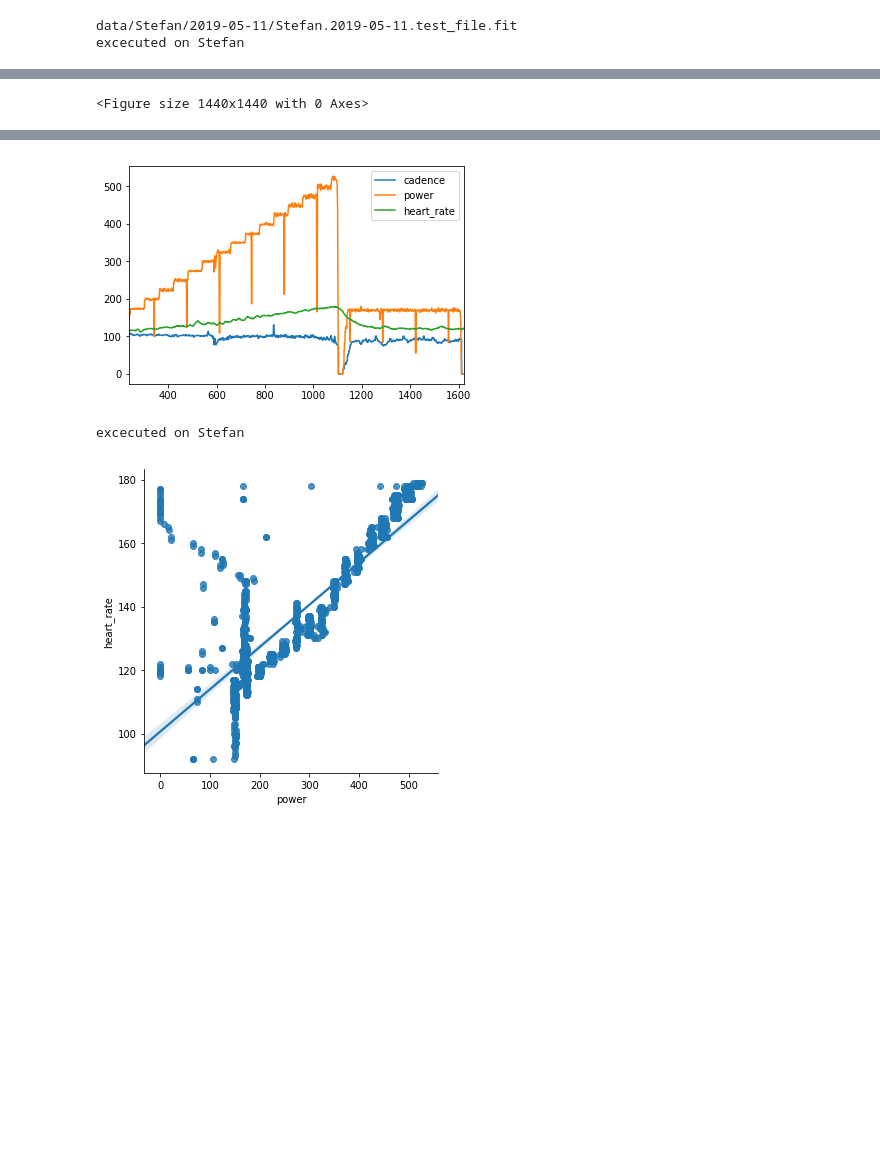
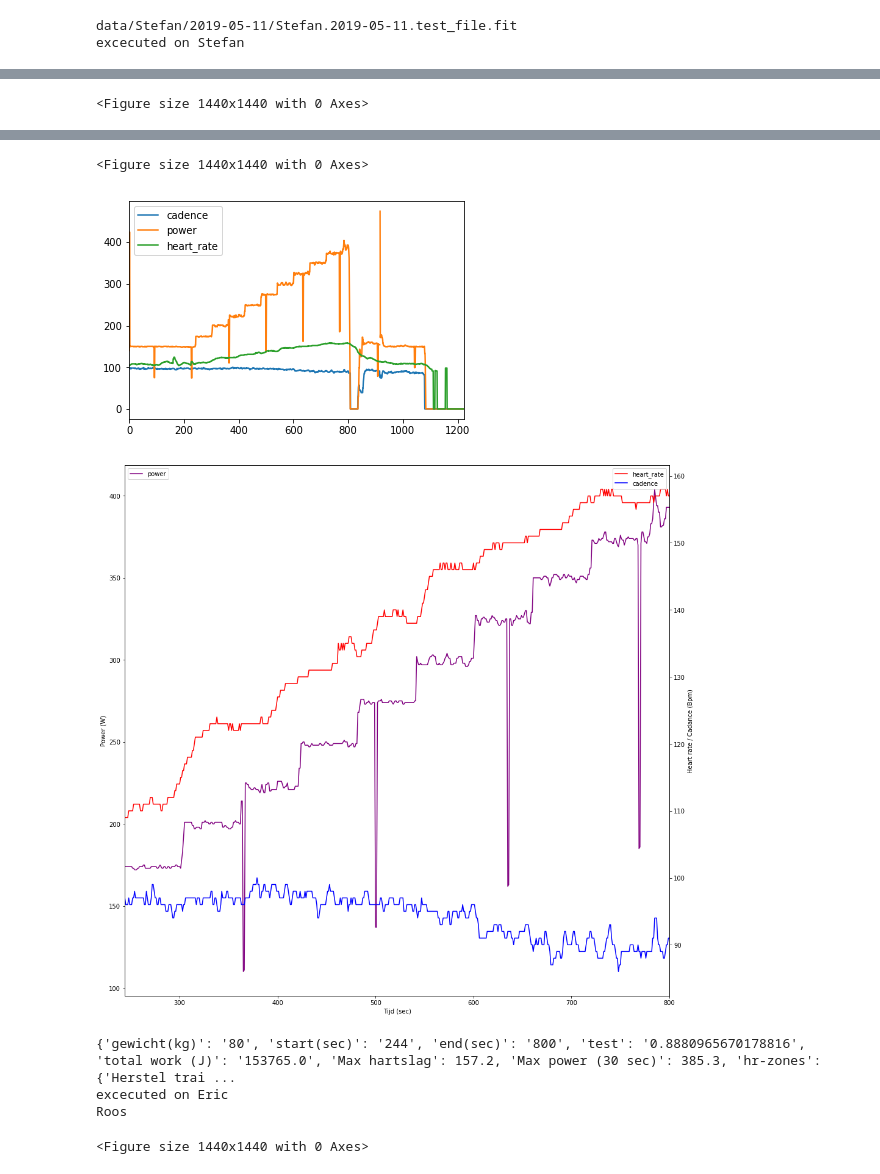
Before and after one commit to takotab/stunning-power-hr, a Jupyter notebook: Untitled.ipynb, the cells around one changed output, grey strips where cells are left out. Drawn from its saved outputs; the diff is of its cells as text; code cells hidden in the pictures; blank space fills up the shorter version.

```diff
--- a/Untitled.ipynb
+++ b/Untitled.ipynb
@@ -19,10 +22,14 @@ import numpy as np
 def get_index(df, time=60, power=175):
     rolling_power = df.power.rolling(time).mean()
     a = np.abs( rolling_power-np.ones_like(rolling_power.array))
-    plt.plot(a)
     argmin = np.argmin(a)
     print(argmin)
     return argmin
+
+def get_joule(power ):
+    return power.sum()
+
+
 
 def plot_file(file):
     print(utils.get_name(file))
@@ -42,23 +49,57 @@ def plot_file(file):
     df = pd.DataFrame().from_dict(result)
     fig =  plt.figure(figsize=(20,20))
     df.loc[:,['cadence','power','heart_rate']].plot()
-    plt.figure(figsize=(20,20))
-    df.loc[get_index(df.iloc[15:300]):,['cadence','power','heart_rate']].plot()
+
+    df.to_csv(file.replace('.fit','.csv'))
+    info = utils.get_info(file)
+
+    start = int(info['start(sec)'])
+    end = int(info['end(sec)'])
+
+
+
+    fig = plt.figure(figsize=(16,16)) # Create matplotlib figure
+
+    ax = fig.add_subplot(111) # Create matplotlib axes
+    ax2 = ax.twinx() # Create another axes that shares the same x-axis as ax.
+    df.loc[start:end,['power']].plot(color='purple', ax=ax)
+    patches, labels = ax.get_legend_handles_labels()
+
+    ax.legend(patches, labels, loc='upper left')
+    df.loc[start:end,['heart_rate']].plot(color='red', ax=ax2)
+    df.loc[start:end,['cadence']].plot(color='blue', ax=ax2)
+
+    ax.set_ylabel('Power (W)')
+    ax2.set_ylabel('Heart rate / Cadance (Bpm)')
+    ax.set_xlabel('Tijd (sec)')
+
     plt.show()
+    fig.savefig(file.replace('.fit','_plot.png').replace('.',''), dpi=fig.dpi)
 
-    def onclick(event):
-        global ix, iy
-        ix, iy = event.xdata, event.ydata
-        global coords
-        coords.append((ix, iy))
+    info['total work (J)']=str(df.loc[start:end,'power'].array.sum())
+    info['Max hartslag'] = df.loc[start:end+30,'heart_rate'].rolling(30).mean().max()
+    info['Max power (30 sec)'] = df.loc[start:end+30,'power'].rolling(30).mean().max()
+    if not info['gewicht(kg)'] == 'Onbekend':
+        total[utils.get_name(file)]= np.round(info['Max power (30 sec)']/float(info['gewicht(kg)']),2 )
 
-        if len(coords) == 2:
-            fig.canvas.mpl_disconnect(cid)
-        print(coords)
-        return coords
-    cid = fig.canvas.mpl_connect('button_press_event', onclick)
-    df.to_csv(file.replace('.fit','.csv'))
-    sns.lmplot(x="power", y="heart_rate", data=df);
-utils.apply_to_fitfile(plot_file)
+    info['hr-zones'] = {}
+    info['hr-zones']['Herstel training (H)']= [info['Max hartslag']*.50,info['Max hartslag']*.65]
+    info['hr-zones']['Extensieve duurtraining (D1)']= [info['Max hartslag']*.65,info['Max hartslag']*.75]
+    info['hr-zones']['Intensieve duurtraining (D2)']= [info['Max hartslag']*.75,info['Max hartslag']*.85]
+    info['hr-zones']['Extensieve herhalingen (D3)']= [info['Max hartslag']*.85,info['Max hartslag']*.95]
+    info['hr-zones']['Intensieve herh/interval (HIIT)']= [info['Max hartslag']*.95,info['Max hartslag']*1]
+
+    for key, item in info['hr-zones'].items():
+        info['hr-zones'][key] = (int(item[0]),int(item[1]))
+
+
+    utils.set_info(file,info)
+
+
+    print(info)
+
+
+total={}
+utils.apply_to_fitfile(plot_file,all=True)
 # %% [output]
 Stefan
@@ -69,3 +112,7 @@ Stefan
+<Figure size 1440x1440 with 0 Axes>
-[figure, old version]
+[figure, new version]
-excecuted on Stefan
-[figure, old version]
+[figure, new version]
+{'gewicht(kg)': '80', 'start(sec)': '244', 'end(sec)': '800', 'test': '0.8880965670178816', 'total work (J)': '153765.0', 'Max hartslag': 157.2, 'Max power (30 sec)': 385.3, 'hr-zones': {'Herstel trai ...
+excecuted on Eric
+Roos
+<Figure size 1440x1440 with 0 Axes>
```
Also changed, not shown: parts of 5 cells of this notebook, 4 other files.
